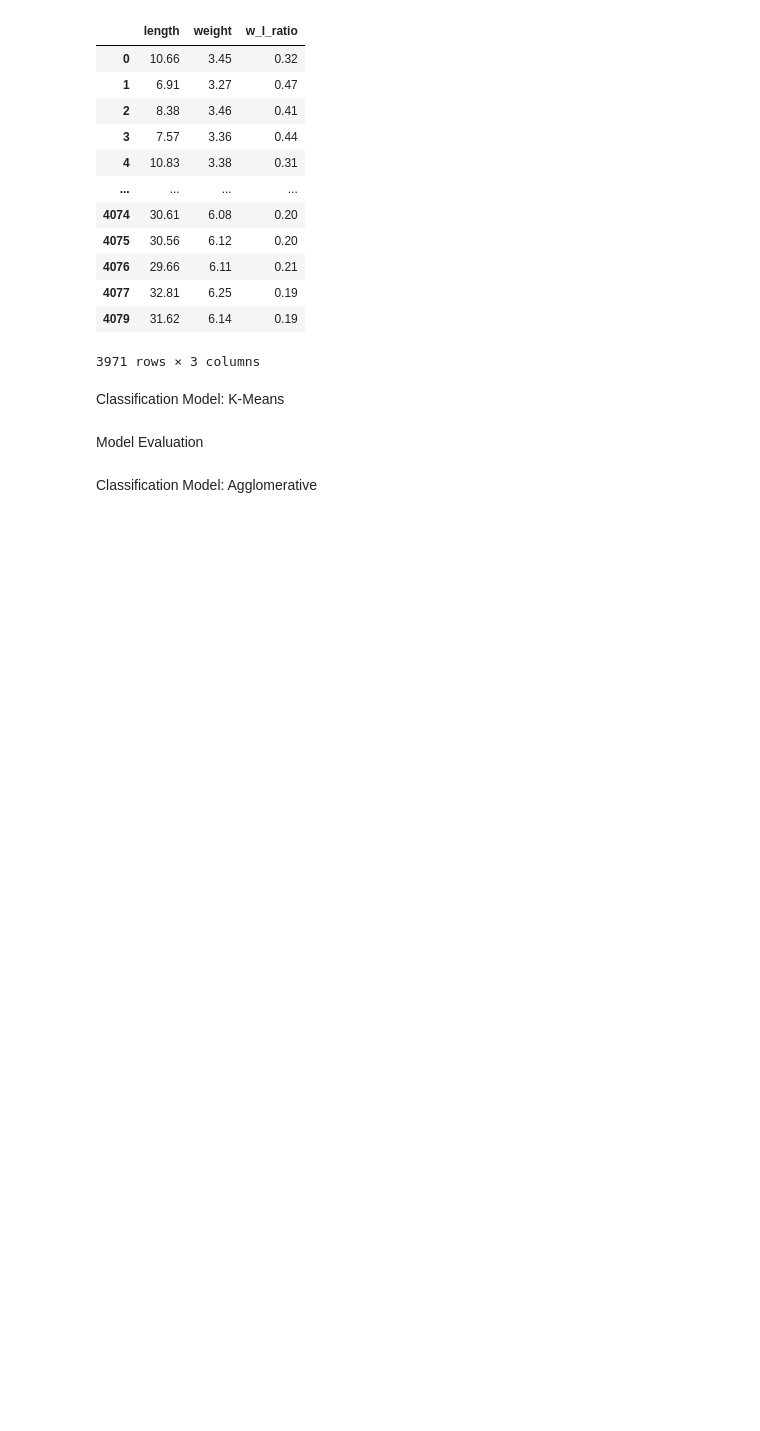
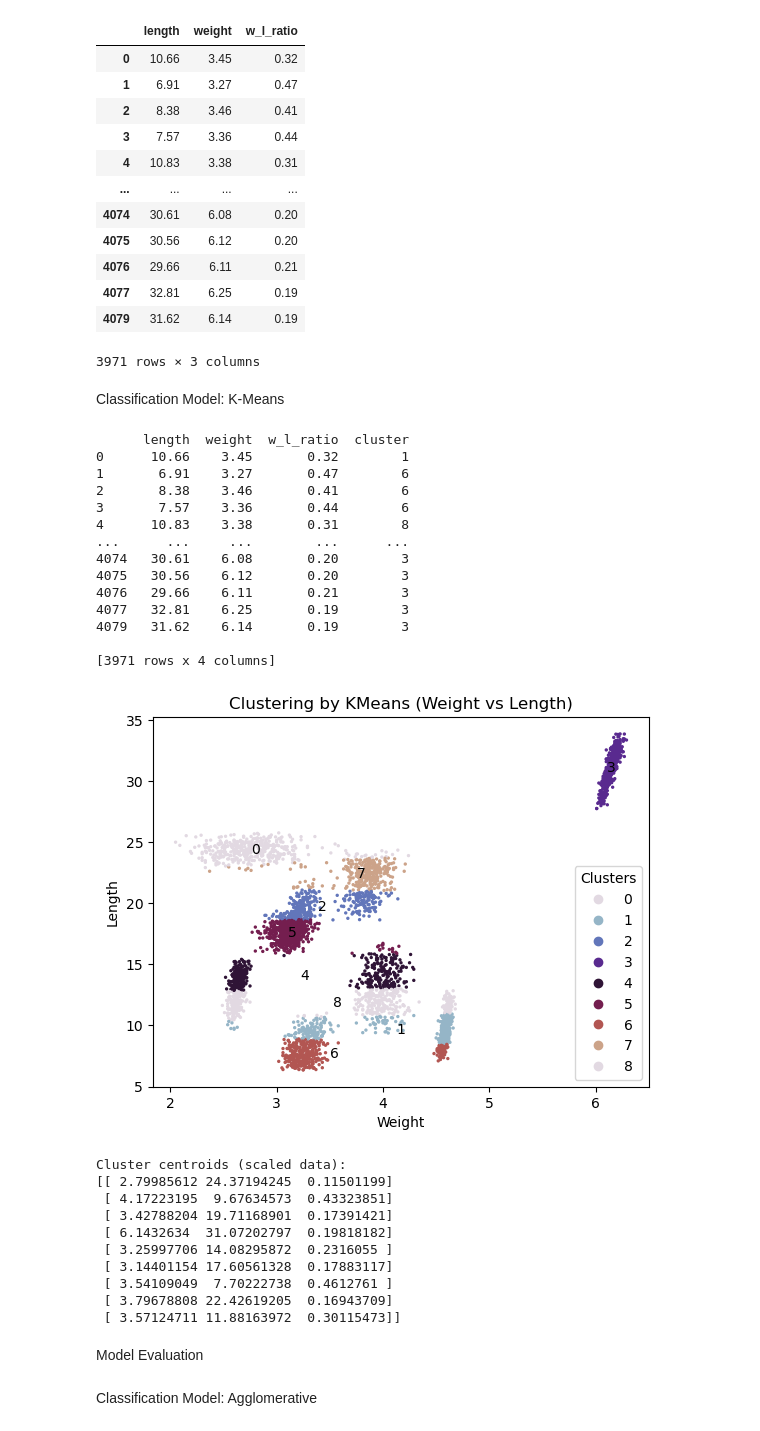
Before and after one commit to KPate04/IntroDataMining, a Jupyter notebook: Project_4/Clustering.ipynb, the cells around one changed output. Cells and saved outputs as stored; diff of their text form; code cells hidden in the pictures; blank space fills up the shorter version.

Commit message:
K-means clustering beginning

```diff
--- a/Project_4/Clustering.ipynb
+++ b/Project_4/Clustering.ipynb
@@ -286,2 +289,52 @@ Classification Model: K-Means
+# %%
+kmeans = KMeans(n_clusters=9, random_state=12)
+
+# fit data to the kmeans model
+kmeans.fit(fishy_data[['weight', 'length', 'w_l_ratio']])
+fishy_data['cluster'] = kmeans.labels_
+centroids = kmeans.cluster_centers_
+print(fishy_data)
+
+# outputs clustering graph
+scatter = plt.scatter(fishy_data['weight'], fishy_data['length'], c=fishy_data['cluster'], cmap='twilight', s=2, marker='o')
+plt.xlabel('Weight')
+plt.ylabel('Length')
+plt.title('Clustering by KMeans (Weight vs Length)')
+handles, labels = scatter.legend_elements()
+plt.legend(handles, labels, title="Clusters")
+for i, centroid in enumerate(centroids):
+    plt.text(centroid[0], centroid[1], f'{i}', color='black',
+             fontsize=10, ha='center', va='center')
+plt.show()
+
+# outputs centroids of the cluster
+print("Cluster centroids (scaled data):")
+print(kmeans.cluster_centers_)
+# %% [output]
+      length  weight  w_l_ratio  cluster
+0      10.66    3.45       0.32        1
+1       6.91    3.27       0.47        6
+2       8.38    3.46       0.41        6
+3       7.57    3.36       0.44        6
+4      10.83    3.38       0.31        8
+...      ...     ...        ...      ...
+4074   30.61    6.08       0.20        3
+4075   30.56    6.12       0.20        3
+4076   29.66    6.11       0.21        3
+4077   32.81    6.25       0.19        3
+4079   31.62    6.14       0.19        3
+
+[3971 rows x 4 columns]
+[figure, added]
+Cluster centroids (scaled data):
+[[ 2.79985612 24.37194245  0.11501199]
+ [ 4.17223195  9.67634573  0.43323851]
+ [ 3.42788204 19.71168901  0.17391421]
+ [ 6.1432634  31.07202797  0.19818182]
+ [ 3.25997706 14.08295872  0.2316055 ]
+ [ 3.14401154 17.60561328  0.17883117]
+ [ 3.54109049  7.70222738  0.4612761 ]
+ [ 3.79678808 22.42619205  0.16943709]
+ [ 3.57124711 11.88163972  0.30115473]]
 # %% [markdown]
 Model Evaluation
```
Also changed, not shown: parts of 3 cells of this notebook, 2 other files.
